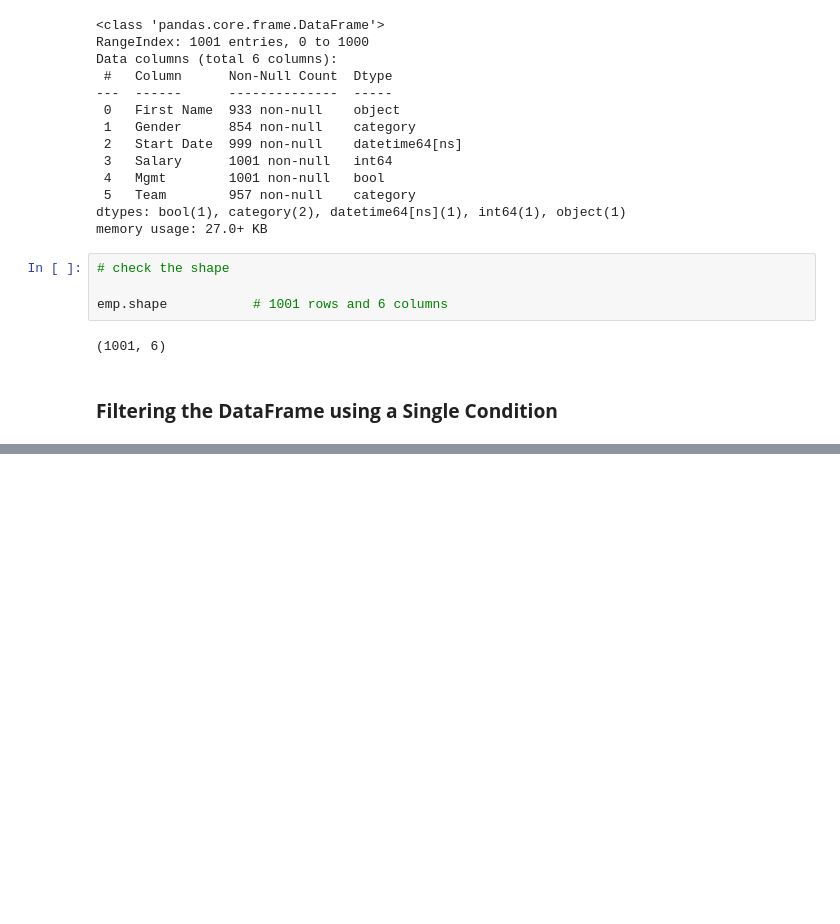
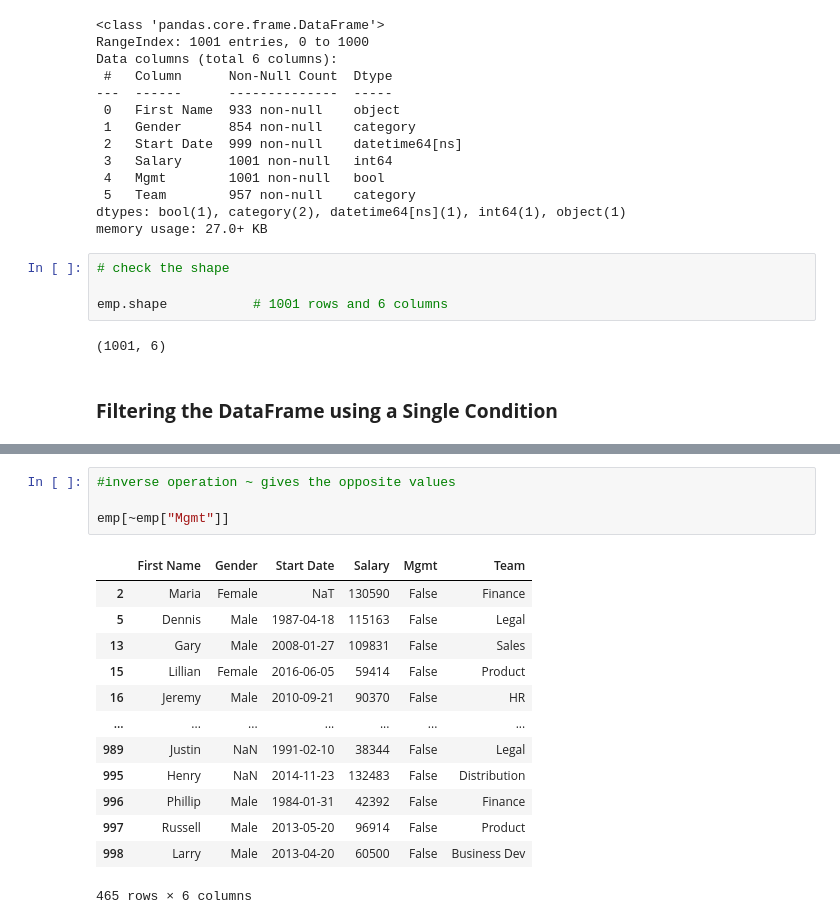
Before and after one commit to PK0438/data_analysis_class, a Jupyter notebook: Pandas_ActivityFile8.ipynb, the cells around one changed output, grey strips where cells are left out. Cells and saved outputs as stored; diff of their text form; blank space fills up the shorter version.

```diff
--- a/Pandas_ActivityFile8.ipynb
+++ b/Pandas_ActivityFile8.ipynb
@@ -177,0 +240,18 @@ emp
+# %%
+#inverse operation ~ gives the opposite values
+
+emp[~emp["Mgmt"]]
+# %% [output]
+|  | First Name | Gender | Start Date | Salary | Mgmt | Team |
+| 2 | Maria | Female | NaT | 130590 | False | Finance |
+| 5 | Dennis | Male | 1987-04-18 | 115163 | False | Legal |
+| 13 | Gary | Male | 2008-01-27 | 109831 | False | Sales |
+| 15 | Lillian | Female | 2016-06-05 | 59414 | False | Product |
+| 16 | Jeremy | Male | 2010-09-21 | 90370 | False | HR |
+| ... | ... | ... | ... | ... | ... | ... |
+| 989 | Justin | NaN | 1991-02-10 | 38344 | False | Legal |
+| 995 | Henry | NaN | 2014-11-23 | 132483 | False | Distribution |
+| 996 | Phillip | Male | 1984-01-31 | 42392 | False | Finance |
+| 997 | Russell | Male | 2013-05-20 | 96914 | False | Product |
+| 998 | Larry | Male | 2013-04-20 | 60500 | False | Business Dev |
+465 rows × 6 columns
```
Also changed, not shown: parts of 39 cells of this notebook, 3 other files.
